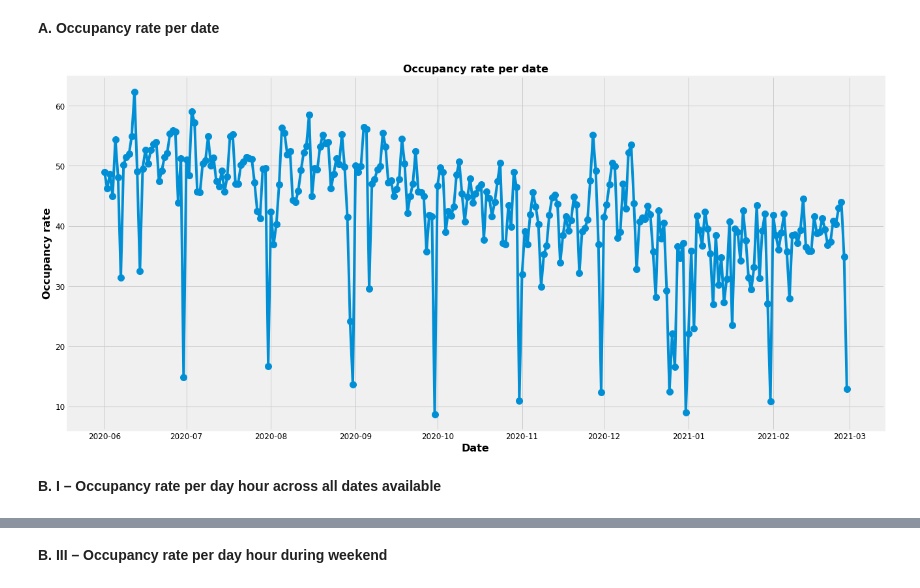
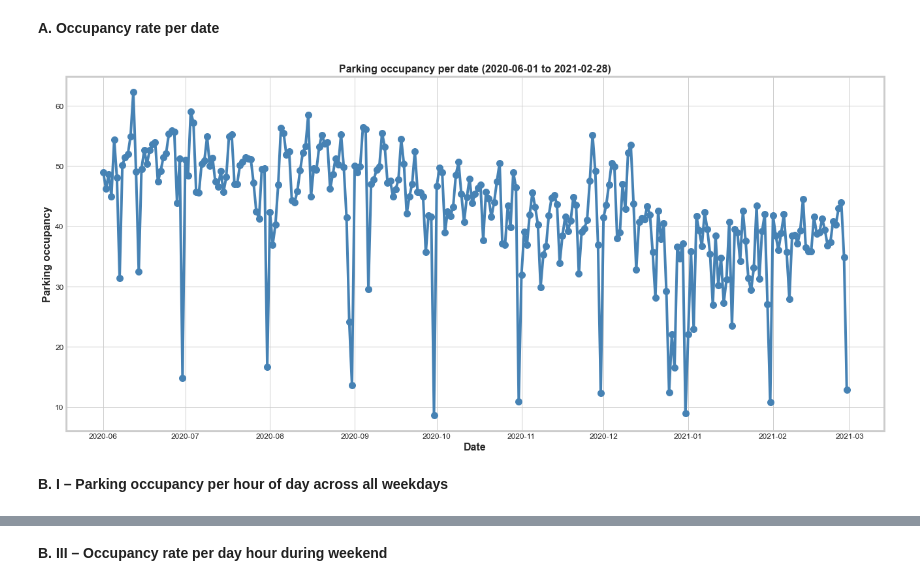
Before and after one commit to christopherkindl/start-hack-2021, a Jupyter notebook: 01_ml/explatory_data_analysis_chris.ipynb, the cells around one changed output, grey strips where cells are left out. Cells and saved outputs as stored; diff of their text form; code cells hidden in the pictures.

```diff
--- a/01_ml/explatory_data_analysis_chris.ipynb
+++ b/01_ml/explatory_data_analysis_chris.ipynb
@@ -41,11 +23,10 @@ mpl.rc('axes', labelsize=14)
 mpl.rc('xtick', labelsize=12)
 mpl.rc('ytick', labelsize=12)
 
-#import standard libraries
+#standard libraries
 import numpy as np
 import pandas as pd
 import os
-
 
 #make this notebook's output stable across runs
 np.random.seed(42)
@@ -53,6 +34,14 @@ np.random.seed(42)
 #ignore useless warnings (see SciPy issue #5998)
 import warnings
 warnings.filterwarnings(action='ignore', message='^internal gelsd')
+
+#ARIMA model
+from statsmodels.tsa.seasonal import seasonal_decompose
+from statsmodels.tsa.stattools import adfuller
+from statsmodels.graphics.tsaplots import plot_acf, plot_pacf
+
+#indicate how many differencing rounds are necessary
+from pmdarima.arima.utils import ndiffs
 
 #preprocessing libraries
 from sklearn.preprocessing import OrdinalEncoder
@@ -88,7 +77,8 @@ from sklearn.base import clone
 
 #viz
 import seaborn as sns
-plt.style.use('fivethirtyeight')
+# plt.style.use('fivethirtyeight')
+sns.set_style("whitegrid")
 
 
 #store model
@@ -124,2 +119,0 @@ df['date'] = df['date'].apply(lambda x: x.replace(tzinfo=None))
-# %%
-df['date_only'] = df['date'].dt.date
@@ -173,19 +188,27 @@ df
 # %%
 #show overall occupancy rate per date
 # df = df.groupby(['date_only']).mean() # group by date_only
 y = df.groupby('date_only')['occupancy_rate'].mean()
 x = df.groupby('date_only')['occupancy_rate'].mean().index # date column
 
 
 fig = plt.figure(figsize=(20,10));
 ax = fig.add_subplot(111);
 
-plt.plot(x, y, marker=".", markersize=20);
-plt.title('Occupancy rate per date', fontsize = 16, weight = 'bold');
+plt.plot(x, y, marker=".", markersize=20, color="steelblue");
+plt.title('Parking occupancy per date (' + str(df.date_only.min()) + ' to ' + str(df.date_only.max()) + ')',
+          fontsize = 16, weight = 'bold');
 plt.xlabel('Date', fontsize = 16, weight = 'bold');
-plt.ylabel('Occupancy rate', fontsize = 16, weight = 'bold');
-plt.show();
+plt.ylabel('Parking occupancy', fontsize = 16, weight = 'bold');
+#plt.show();
+
+# save fig
+path = '/.'
+os.chdir(path)
+file = 'occupancy_rapperswil_all_dates.png'
+plt.savefig('/Users/christopherkindl/working/start-hack-2021/05_visualisations_of_eda/' + file,
+           facecolor=fig.get_facecolor(), edgecolor='none');
 # %% [output]
-[figure, old version]
+[figure, new version]
 # %% [markdown]
-**B. I – Occupancy rate per day hour across all dates available**
+**B. I – Parking occupancy per hour of day across all weekdays**
```
Also changed, not shown: parts of 35 cells of this notebook, 5 other files.
